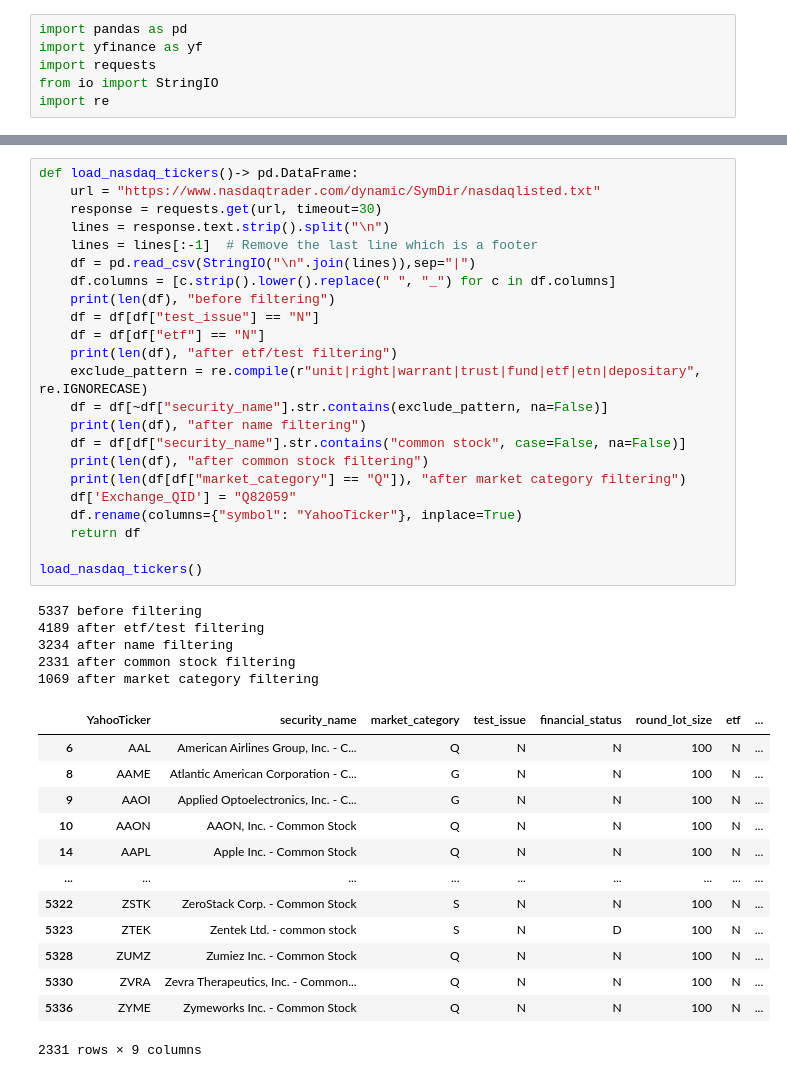
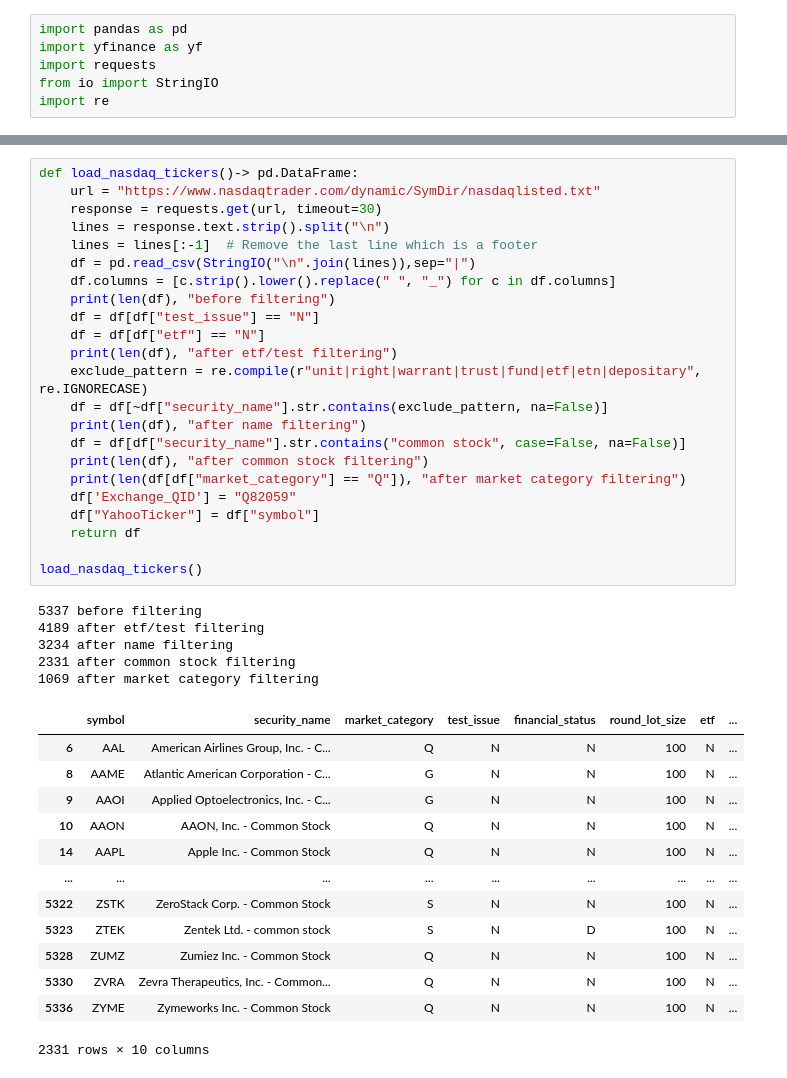
Before and after one commit to KonradSchumacher/DivAnalysisGNN, a Jupyter notebook: get_tickers.ipynb, the cells around one changed output, grey strips where cells are left out. Cells and saved outputs as stored; diff of their text form.

```diff
--- a/get_tickers.ipynb
+++ b/get_tickers.ipynb
@@ -23,33 +7,33 @@ import re
 # %%
 def load_nasdaq_tickers()-> pd.DataFrame:
     url = "https://www.nasdaqtrader.com/dynamic/SymDir/nasdaqlisted.txt"
     response = requests.get(url, timeout=30)
     lines = response.text.strip().split("\n")
     lines = lines[:-1]  # Remove the last line which is a footer
     df = pd.read_csv(StringIO("\n".join(lines)),sep="|")
     df.columns = [c.strip().lower().replace(" ", "_") for c in df.columns]
     print(len(df), "before filtering")
     df = df[df["test_issue"] == "N"]
     df = df[df["etf"] == "N"]
     print(len(df), "after etf/test filtering")
     exclude_pattern = re.compile(r"unit|right|warrant|trust|fund|etf|etn|depositary", re.IGNORECASE)
     df = df[~df["security_name"].str.contains(exclude_pattern, na=False)]
     print(len(df), "after name filtering")
     df = df[df["security_name"].str.contains("common stock", case=False, na=False)]
     print(len(df), "after common stock filtering")
     print(len(df[df["market_category"] == "Q"]), "after market category filtering")
     df['Exchange_QID'] = "Q82059"
-    df.rename(columns={"symbol": "YahooTicker"}, inplace=True)
+    df["YahooTicker"] = df["symbol"]
     return df
 
 load_nasdaq_tickers()
 # %% [output]
 5337 before filtering
 4189 after etf/test filtering
 3234 after name filtering
 2331 after common stock filtering
 1069 after market category filtering
-|  | YahooTicker | security_name | market_category | test_issue | financial_status | round_lot_size | etf | ... |
+|  | symbol | security_name | market_category | test_issue | financial_status | round_lot_size | etf | ... |
 | 6 | AAL | American Airlines Group, Inc. - C... | Q | N | N | 100 | N | ... |
 | 8 | AAME | Atlantic American Corporation - C... | G | N | N | 100 | N | ... |
 | 9 | AAOI | Applied Optoelectronics, Inc. - C... | G | N | N | 100 | N | ... |
@@ -61,7 +45,7 @@ load_nasdaq_tickers()
 | 5328 | ZUMZ | Zumiez Inc. - Common Stock | Q | N | N | 100 | N | ... |
 | 5330 | ZVRA | Zevra Therapeutics, Inc. - Common... | Q | N | N | 100 | N | ... |
 | 5336 | ZYME | Zymeworks Inc. - Common Stock | Q | N | N | 100 | N | ... |
-2331 rows × 9 columns
+2331 rows × 10 columns
 # %%
 def load_nyse_tickers() -> pd.DataFrame:
     url = "https://www.nasdaqtrader.com/dynamic/SymDir/otherlisted.txt"
```
Also changed, not shown: parts of 7 cells of this notebook, 6 other files.
